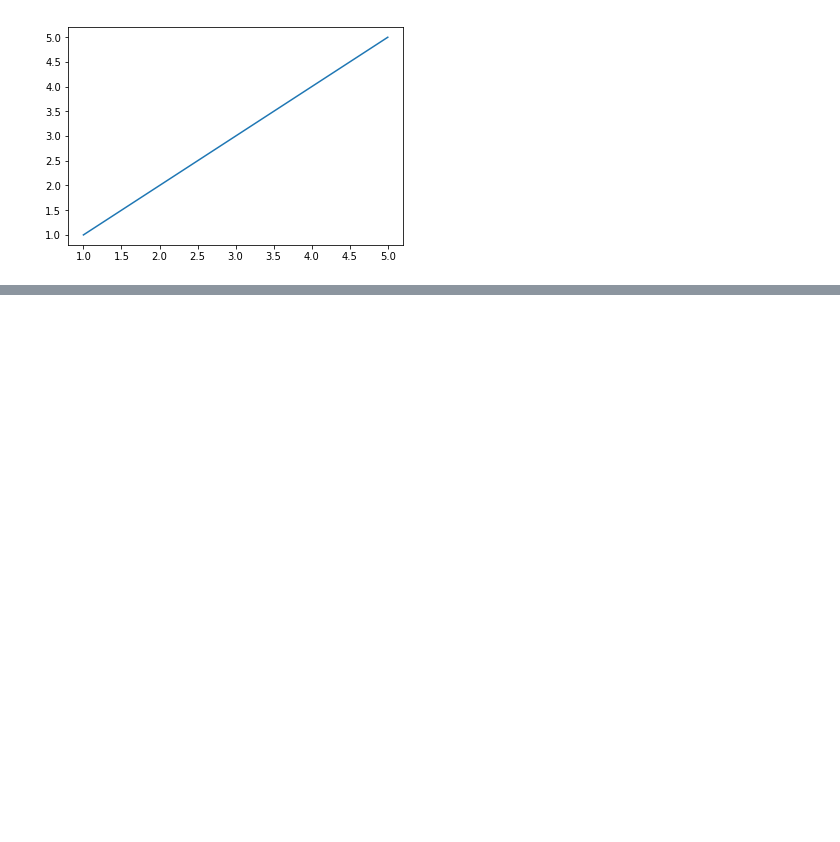
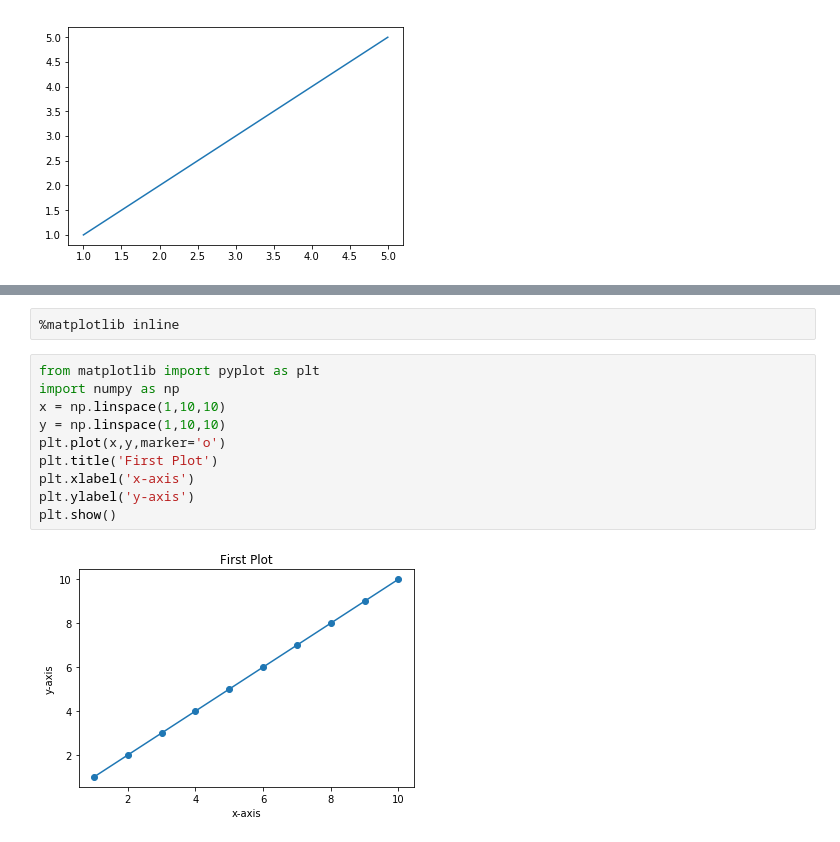
Before and after one commit to ajaytech002/visualization, a Jupyter notebook: Demo.ipynb, the cells around one changed output, grey strips where cells are left out. Saved outputs shown, nothing was run; the diff lists cells and outputs as text; blank space fills up the shorter version.

```diff
--- a/Demo.ipynb
+++ b/Demo.ipynb
@@ -82,3 +82,17 @@ plt.show()
 # %% [output]
 [interactive output not drawn]
 [interactive output not drawn]
+# %%
+%matplotlib inline
+# %%
+from matplotlib import pyplot as plt
+import numpy as np
+x = np.linspace(1,10,10)
+y = np.linspace(1,10,10)
+plt.plot(x,y,marker='o')
+plt.title('First Plot')
+plt.xlabel('x-axis')
+plt.ylabel('y-axis')
+plt.show()
+# %% [output]
+[figure, added]
```
Also changed, not shown: parts of 5 cells of this notebook, 3 other files.
